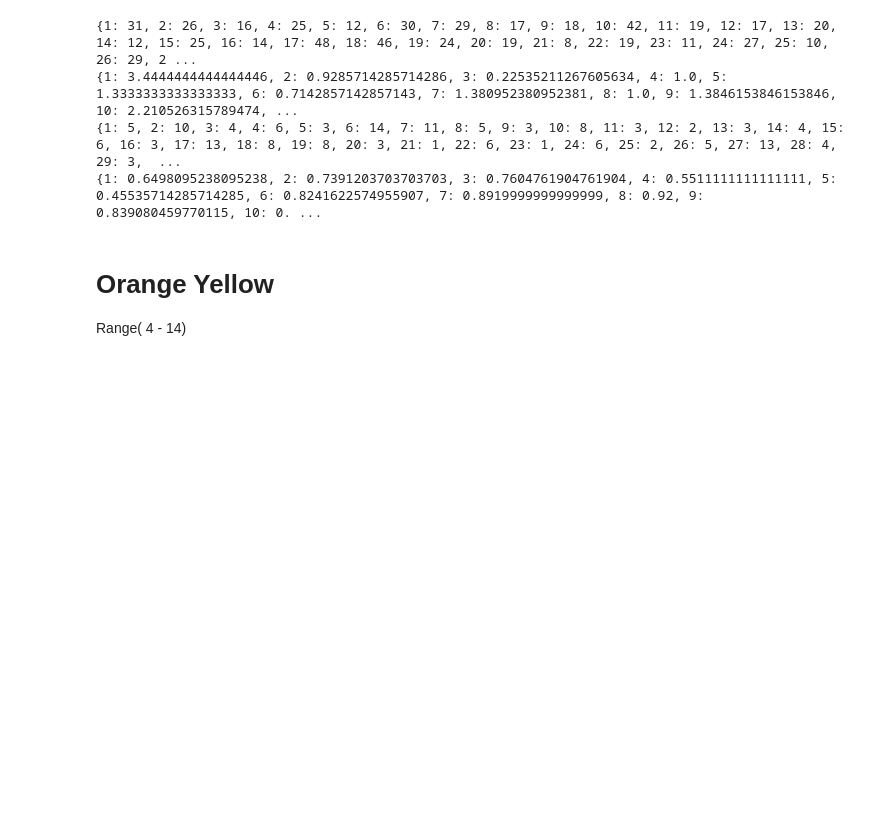
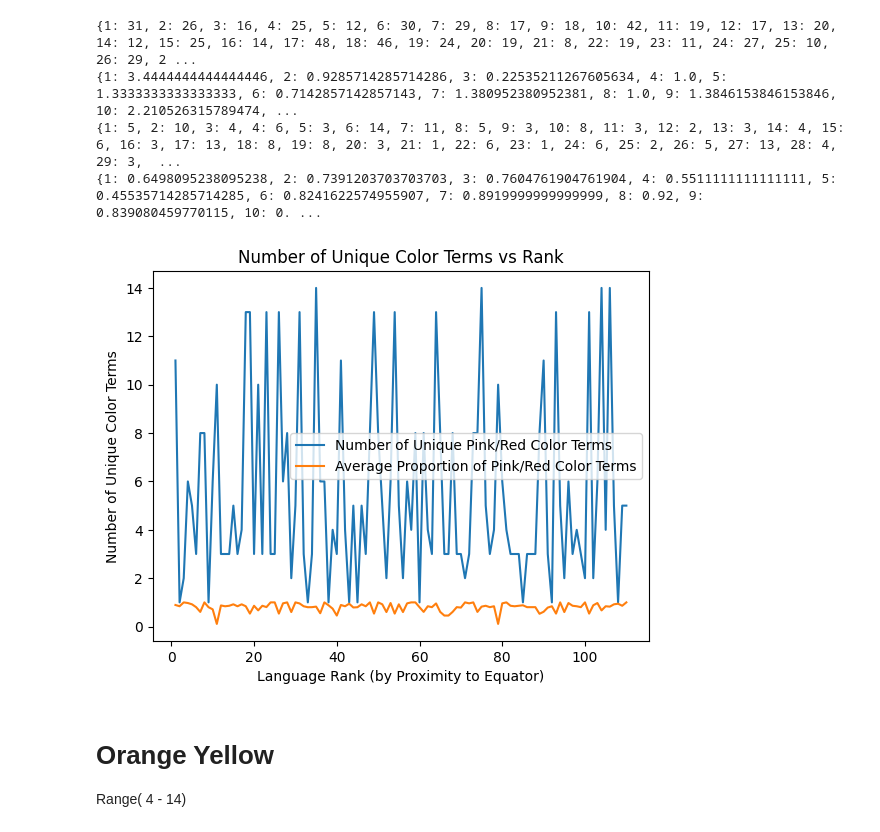
Before and after one commit to ezrarp/WCS_COG260, a Jupyter notebook: main.ipynb, the cells around one changed output. Cells and saved outputs as stored; diff of their text form; code cells hidden in the pictures; blank space fills up the shorter version.

```diff
--- a/main.ipynb
+++ b/main.ipynb
@@ -426,6 +471,30 @@ print(avg_pr_proportions)
 {1: 3.4444444444444446, 2: 0.9285714285714286, 3: 0.22535211267605634, 4: 1.0, 5: 1.3333333333333333, 6: 0.7142857142857143, 7: 1.380952380952381, 8: 1.0, 9: 1.3846153846153846, 10: 2.210526315789474, ...
 {1: 5, 2: 10, 3: 4, 4: 6, 5: 3, 6: 14, 7: 11, 8: 5, 9: 3, 10: 8, 11: 3, 12: 2, 13: 3, 14: 4, 15: 6, 16: 3, 17: 13, 18: 8, 19: 8, 20: 3, 21: 1, 22: 6, 23: 1, 24: 6, 25: 2, 26: 5, 27: 13, 28: 4, 29: 3,  ...
 {1: 0.6498095238095238, 2: 0.7391203703703703, 3: 0.7604761904761904, 4: 0.5511111111111111, 5: 0.45535714285714285, 6: 0.8241622574955907, 7: 0.8919999999999999, 8: 0.92, 9: 0.839080459770115, 10: 0. ...
+# %%
+# visualise the data but for pink/red color terms
+
+ranked_pr_chip_terms = []
+ranked_avg_pr_proportions = []
+
+for language in ranked_languages:
+    ranked_pr_chip_terms.append(pr_chip_terms[language])
+    ranked_avg_pr_proportions.append(avg_pr_proportions[language])
+
+ranked_pr_chip_terms = np.array(ranked_pr_chip_terms)
+ranked_avg_pr_proportions = np.array(ranked_avg_pr_proportions)
+
+# plot this data
+x = [i for i in range(1, 111)]
+plt.plot(x, ranked_pr_chip_terms, label='Number of Unique Pink/Red Color Terms')
+plt.plot(x, ranked_avg_pr_proportions, label='Average Proportion of Pink/Red Color Terms')
+plt.xlabel('Language Rank (by Proximity to Equator)')
+plt.ylabel('Number of Unique Color Terms')
+plt.title('Number of Unique Color Terms vs Rank')
+plt.legend()
+plt.show()
+# %% [output]
+[figure, added]
 # %% [markdown]
 # Orange Yellow
 Range( 4 - 14)
```
Also changed, not shown: parts of 4 cells of this notebook.
